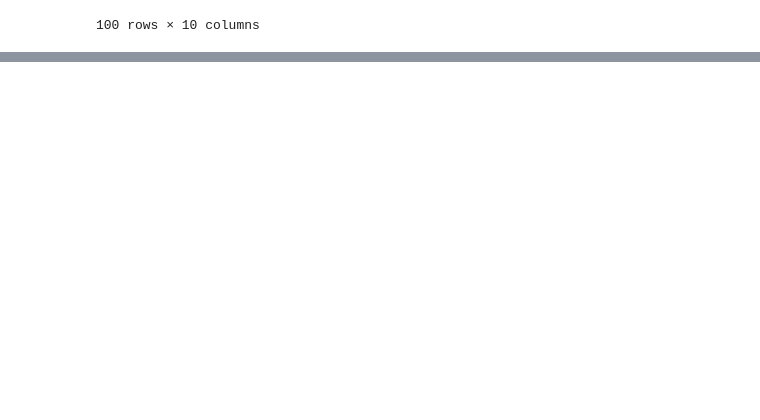
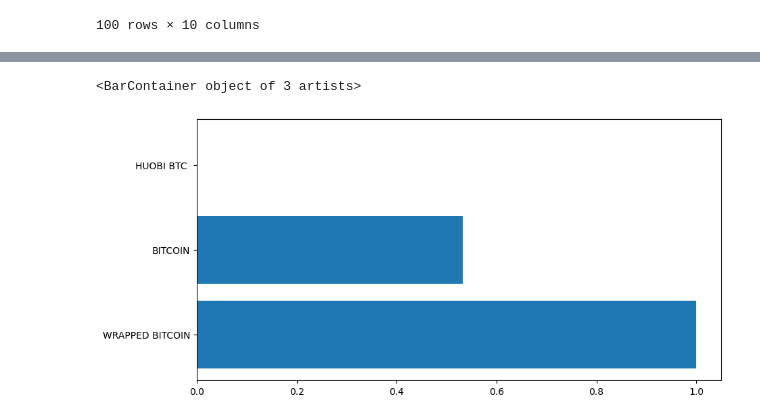
Before and after one commit to pablop11/CE_IABD, a Jupyter notebook: PIA/UNIDAD2/Actividades/Actividad2_10/Actividad2_10.ipynb, the cells around one changed output, grey strips where cells are left out. Drawn from its saved outputs; the diff is of its cells as text; code cells hidden in the pictures; blank space fills up the shorter version.

```diff
--- a/PIA/UNIDAD2/Actividades/Actividad2_10/Actividad2_10.ipynb
+++ b/PIA/UNIDAD2/Actividades/Actividad2_10/Actividad2_10.ipynb
@@ -123,3 +105,14 @@ df.head()
 | 2 | 3 | HUOBI BTC | 36942.0 | -4.24 | 1.37% | -20.39% | 7.82% | $1.47 B | ... |
 | 3 | 4 | ETHEREUM | 2510.0 | -3.64 | -1.28% | -32.04% | 82.54% | $298.87 B | ... |
 | 4 | 5 | LIDO STAKED ETHER | 2494.0 | -3.23 | -1.84% | -31.98% | 95.88% | $4.48 B | ... |
+# %%
+import matplotlib.pyplot as plt
+#Creo un nuevo dataframe para normalizarlo (luego necesitaré los datos sin normalizar)
+#Otra manera que hemos visto es con MinMaxScaler
+top10_prices = df_norm.sort_values(by="Price", ascending=False).head(10)
+top10_prices.head(100)
+plt.figure(figsize=(10,5))
+plt.barh(top10_prices['Crypto Name'],top10_prices['Price'])
+# %% [output]
+<BarContainer object of 3 artists>
+[figure, added]
```
Also changed, not shown: parts of 3 cells of this notebook.
